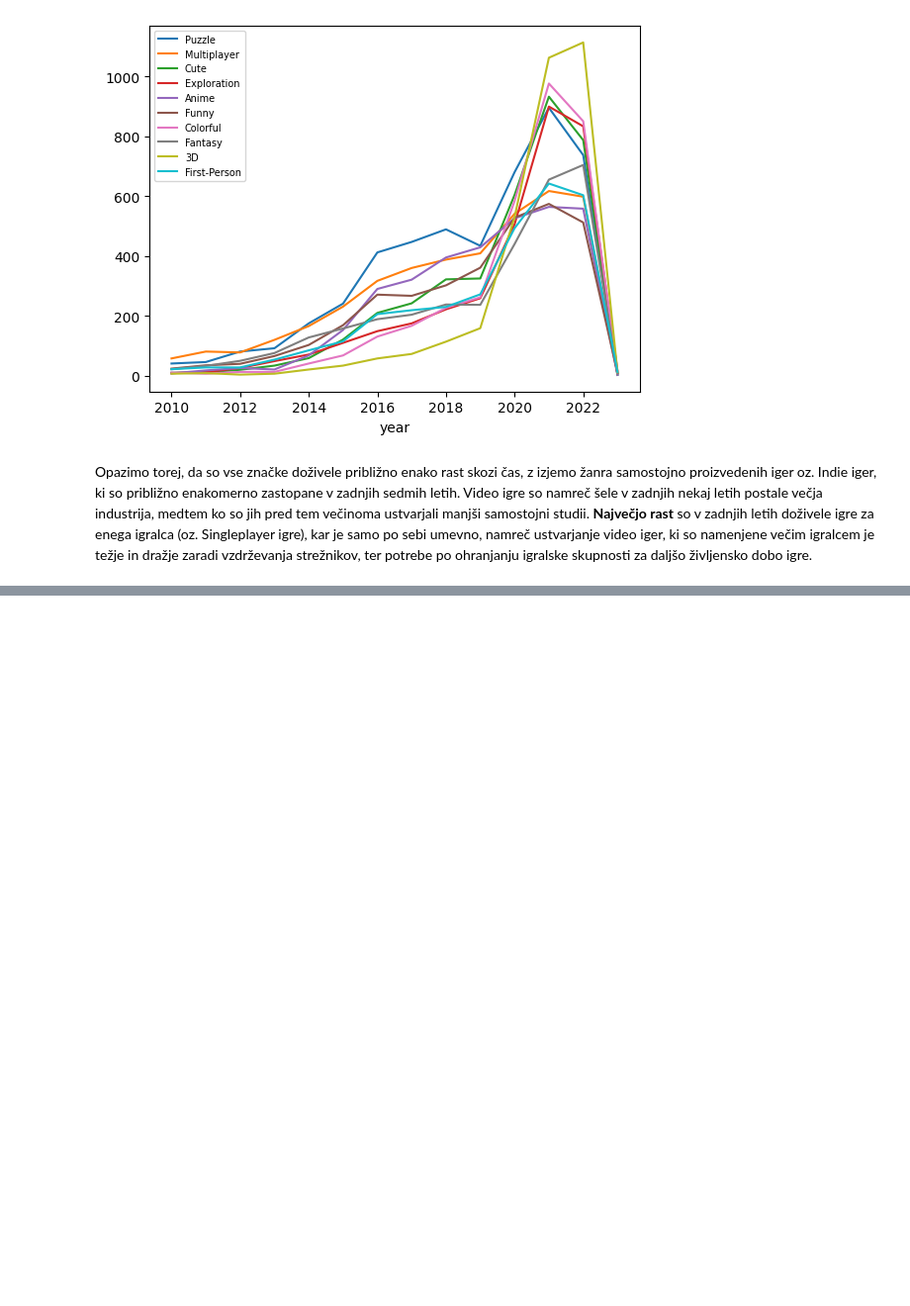
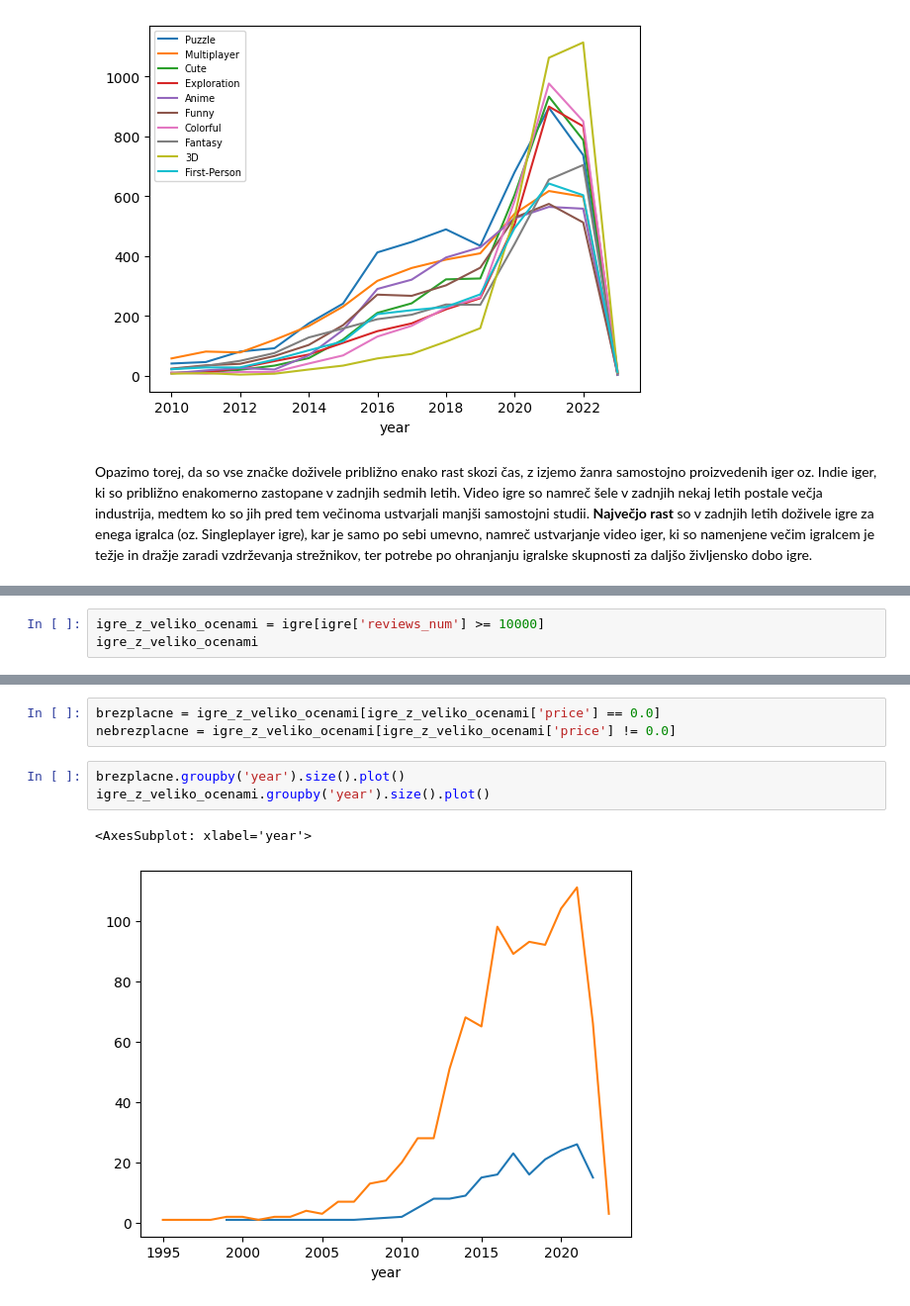
Before and after one commit to matej-safaric/IndieAnalysis, a Jupyter notebook: analiza.ipynb, the cells around one changed output, grey strips where cells are left out. Shown at 99% size. Saved outputs shown, nothing was run; the diff lists cells and outputs as text; blank space fills up the shorter version.

```diff
--- a/analiza.ipynb
+++ b/analiza.ipynb
@@ -116,0 +120,3 @@ Video igre so namreč šele v zadnjih nekaj letih postale večja industrija, med
+# %%
+igre_z_veliko_ocenami = igre[igre['reviews_num'] >= 10000]
+igre_z_veliko_ocenami
@@ -116,0 +141,9 @@ Video igre so namreč šele v zadnjih nekaj letih postale večja industrija, med
+# %%
+brezplacne = igre_z_veliko_ocenami[igre_z_veliko_ocenami['price'] == 0.0]
+nebrezplacne = igre_z_veliko_ocenami[igre_z_veliko_ocenami['price'] != 0.0]
+# %%
+brezplacne.groupby('year').size().plot()
+igre_z_veliko_ocenami.groupby('year').size().plot()
+# %% [output]
+<AxesSubplot: xlabel='year'>
+[figure, added]
```
Also changed, not shown: parts of 16 cells of this notebook.
